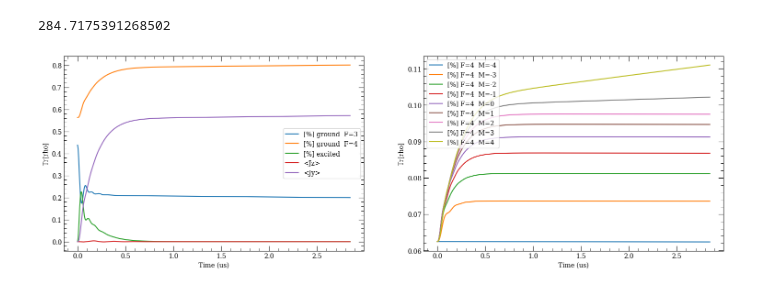
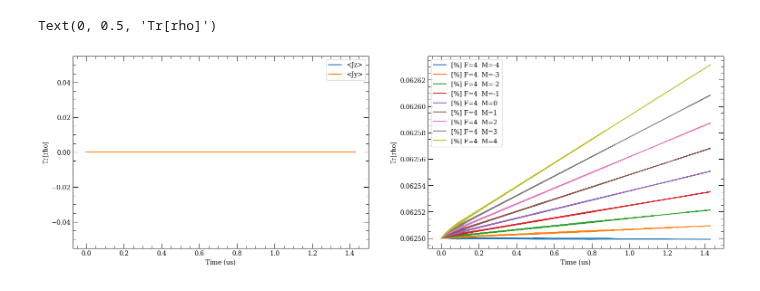
Before and after one commit to maimounabocoum/Mai-Qtip, a Jupyter notebook: PUMPING.ipynb, the cells around one changed output. Drawn from its saved outputs; the diff is of its cells as text; code cells hidden in the pictures.

```diff
--- a/PUMPING.ipynb
+++ b/PUMPING.ipynb
@@ -174,7 +171,7 @@ E_D2 = atom.getEnergy(6,1,1.5) - atom.getEnergy(6,0,0.5)
 omega_D2 = 2*np.pi*E_D2/constants.physical_constants['Planck constant in eV/Hz'][0]
 Eup   = atom.getHFSEnergyShift(1.5,3, atom.getHFSCoefficients(6,1,1.5)[0] , atom.getHFSCoefficients(6,1,1.5)[1])
 Edown = atom.getHFSEnergyShift(0.5,3, atom.getHFSCoefficients(6,0,0.5)[0] , atom.getHFSCoefficients(6,0,0.5)[1])
-omega_L = omega_D2 + 2*np.pi*(Eup - Edown) + 2*np.pi*0 #F3->F'3 transtion frequency in Hz
+omega_L = omega_D2 + 2*np.pi*(Eup - Edown) + 2*np.pi*1e9 #F3->F'3 transtion frequency in Hz
 # initial field properties for semi-classical simulation
 Power = 5e-3 ;            # field power in Watt
 S     = (1e-3)*(5e-2)     # insident surface in m^2
@@ -182,7 +179,7 @@ phi   = 0                 # phase of the field
 Delta = (omega_L-omega_D2)/(2*np.pi) # Detuning of the field (rotation frame wl = w0 + 2*pi*Delta , where w0 is D2 line) in Hz
 Pol   = [1,0]             # distribution of polarization state [% of sigma+ , % of sigma-]
 
-Bx = 0e-3       # Magnetic field along x in T
+Bx = 0.2e-3       # Magnetic field along x in T
 # constants
 muB = constants.physical_constants['Bohr magneton'][0] # Bohr magneton SI units
 
@@ -190,8 +187,9 @@ muB = constants.physical_constants['Bohr magneton'][0] # Bohr magneton SI units
 #h = constants.physical_constants['Planck constant in eV/Hz'][0]
 ea0 = constants.physical_constants['atomic unit of electric dipole mom.'][0]
 E0 = np.sqrt((2*Power)/(S*(constants.c)*(constants.epsilon_0))) # field in V/m on atom
-T = constants.h/(ea0*E0) #(2*np.pi)*(constants.hbar)/(0.25*muB*Bx)
-
+# T = 10e-6
+# T = constants.h/(ea0*E0) #(2*np.pi)*(constants.hbar)/(0.25*muB*Bx)
+T = (2*np.pi)*(constants.hbar)/(0.25*muB*Bx)
 print(T)
-print(S*constants.c*constants.epsilon_0*(286578163)**2*constants.hbar**2/(4*ea0**2))
+# print(S*constants.c*constants.epsilon_0*(286578163)**2*constants.hbar**2/(4*ea0**2))
 # %% [output]
@@ -331,6 +334,13 @@ ObsOp = []
 
 def C(F,m):
   return np.sqrt(F*(F+1)-m*(m+1))
+
+# self construction of Jx operator in hbar unit (Jy is adimensioned)
+# x is defined as the quantization axis
+Jx = Qobj(dims=[[my_cesium.N],[my_cesium.N]])
+for m in range(0,my_cesium.N-1,1):
+        Jx+= my_cesium.M[m]*basis(my_cesium.N, m)*basis(my_cesium.N, m).dag()
+
 
 # self construction of Jy operator in hbar unit (Jy is adimensioned)
 Jy = Qobj(dims=[[my_cesium.N],[my_cesium.N]]) # initialize et zero N by N matrix quantum object
@@ -367,18 +377,19 @@ for F in range(2,6):
 ObsOp.append(G3)
 ObsOp.append(G4)
 ObsOp.append(E3)
-ObsOp.append(G3*Jz)
-ObsOp.append(G4*Jy)
+ObsOp.append(Jz)
+ObsOp.append(Jy)
+ObsOp.append(Jx)
 
-for i in range(-4,5):
-        I = my_cesium.FetchKetIndex([0,0.5,4,i])
-        ObsOp.append(basis(my_cesium.N,I[0])*basis(my_cesium.N,I[0]).dag())
+for i in my_cesium.FetchKetbyLF([0,4]):
+        ObsOp.append(basis(my_cesium.N,i)*basis(my_cesium.N,i).dag())
 # %%
 # Run simulation
 opts = Options()
 # rho0 = output.states[1999] # uncomment to launch on last state output
-opts.store_states = False
+opts.store_states = True
 opts.store_final_state = True
-t = np.linspace(0,10,1000) # Define time vector
+t = np.linspace(0,1,10000) # Define time vectorP
 # collaspe operator list : Cops
+Htest  = qeye(my_cesium.N)
 output = mesolve( H , rho0 , t , Cops , e_ops=ObsOp , options=opts ) # return a list density matrices over time in "output.states"
@@ -385,28 +409,28 @@ output = mesolve( H , rho0 , t , Cops , e_ops=ObsOp , options=opts ) # return a
 # %%
 # print(population density on each hyperfine level)
 # for i in range(0,len(t)):
 #     [i]  = np.real(output.states[i].tr())
 
 fig, ax = plt.subplots(1,2)
 fig.set_size_inches(18.5, 5.5)
-ax[0].plot(T*output.times*1e6, output.expect[0],label='[%] ground  F=3')
-ax[0].plot(T*output.times*1e6, output.expect[1],label='[%] ground  F=4')
-ax[0].plot(T*output.times*1e6, output.expect[2],label='[%] excited')
+# ax[0].plot(T*output.times*1e6, output.expect[0],label='[%] ground  F=3')
+# ax[0].plot(T*output.times*1e6, output.expect[1],label='[%] ground  F=4')
+# ax[0].plot(T*output.times*1e6, output.expect[2],label='[%] excited')
 ax[0].plot(T*output.times*1e6, output.expect[3],label='<Jz>')
 ax[0].plot(T*output.times*1e6, output.expect[4],label='<Jy>')
+# ax[0].plot(T*output.times*1e6, output.expect[5],label='<Jx>')
 ax[0].legend()
 ax[0].set_xlabel('Time (us)')
 ax[0].set_ylabel('Tr[rho]')
 
-for i in range(5,14):
-    ax[1].plot(T*output.times*1e6, output.expect[i],label='[%] F=4  M='+str(i-9))
+for i in range(0,9,1):
+    ax[1].plot(T*output.times*1e6, output.expect[6+i],label='[%] F=4  M='+str(i-4))
 ax[1].legend()
 ax[1].set_xlabel('Time (us)')
 ax[1].set_ylabel('Tr[rho]')
-print(1e9*T)
 # %% [output]
-284.7175391268502
+Text(0, 0.5, 'Tr[rho]')
-[figure, old version]
+[figure, new version]
 # %%
 # plot Fourier transform of the result
 Freqs = 1/(output.times[1] - output.times[0])
```
Also changed, not shown: parts of 7 cells of this notebook, 3 other files.
